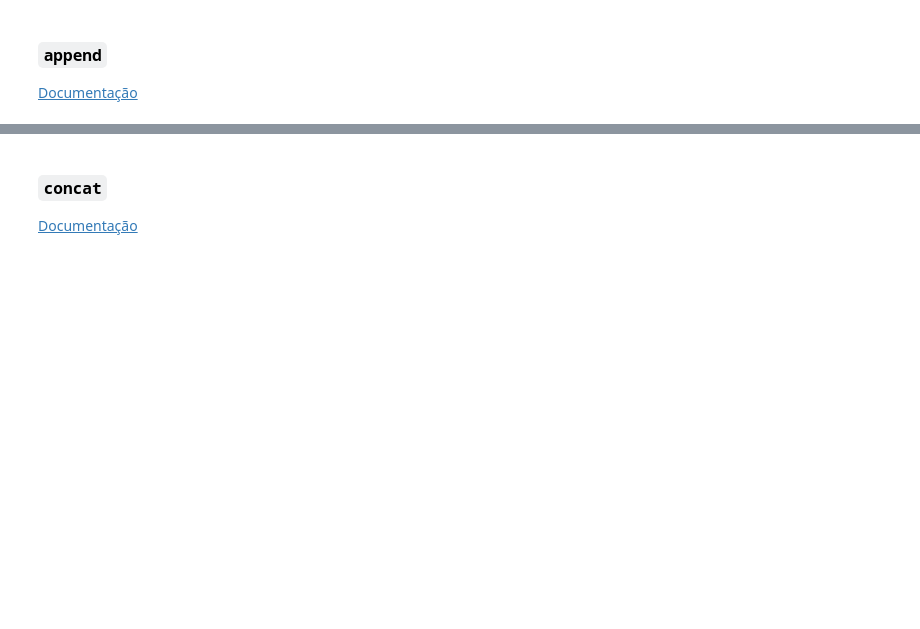
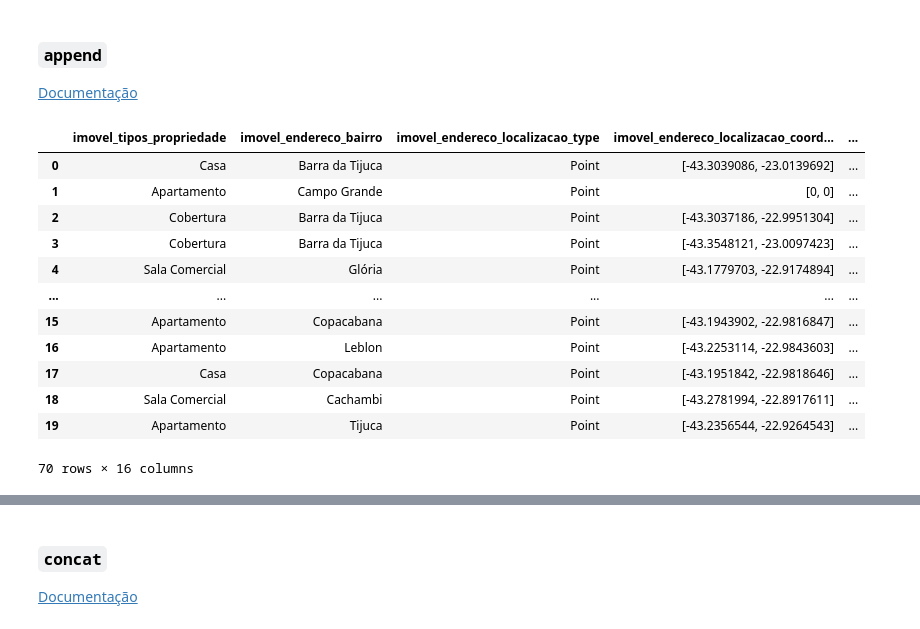
Before and after one commit to emersonleaojr/Pandas_avancado, a Jupyter notebook: Projeto.ipynb, the cells around one changed output, grey strips where cells are left out. Cells and saved outputs as stored; diff of their text form; code cells hidden in the pictures; blank space fills up the shorter version.

Commit message:
Trantamento, transformação e combinação de dados

```diff
--- a/Projeto.ipynb
+++ b/Projeto.ipynb
@@ -305,3 +474,9 @@ pd.read_json('realestates.json', orient = 'column')
 #### `filter`
 
 [Documentação](https://pandas.pydata.org/pandas-docs/stable/reference/api/pandas.DataFrame.filter.html)
+# %%
+columns = dados_normal_listings.filter(like = 'imovel_caracteristicas').columns
+
+for column in columns:
+    dados_normal_listings[column] = dados_normal_listings[column].str[1:-1].str.replace("'", "").str.split(", ")
+    dados_highlights_listings[column] = dados_highlights_listings[column].str[1:-1].str.replace("'", "").str.split(", ")
@@ -314,3 +498,19 @@ pd.read_json('realestates.json', orient = 'column')
 ### `append`
 
 [Documentação](https://pandas.pydata.org/pandas-docs/stable/reference/api/pandas.DataFrame.append.html)
+# %%
+dados_normal_listings.append(dados_highlights_listings)
+# %% [output]
+|  | imovel_tipos_propriedade | imovel_endereco_bairro | imovel_endereco_localizacao_type | imovel_endereco_localizacao_coord... | ... |
+| 0 | Casa | Barra da Tijuca | Point | [-43.3039086, -23.0139692] | ... |
+| 1 | Apartamento | Campo Grande | Point | [0, 0] | ... |
+| 2 | Cobertura | Barra da Tijuca | Point | [-43.3037186, -22.9951304] | ... |
+| 3 | Cobertura | Barra da Tijuca | Point | [-43.3548121, -23.0097423] | ... |
+| 4 | Sala Comercial | Glória | Point | [-43.1779703, -22.9174894] | ... |
+| ... | ... | ... | ... | ... | ... |
+| 15 | Apartamento | Copacabana | Point | [-43.1943902, -22.9816847] | ... |
+| 16 | Apartamento | Leblon | Point | [-43.2253114, -22.9843603] | ... |
+| 17 | Casa | Copacabana | Point | [-43.1951842, -22.9818646] | ... |
+| 18 | Sala Comercial | Cachambi | Point | [-43.2781994, -22.8917611] | ... |
+| 19 | Apartamento | Tijuca | Point | [-43.2356544, -22.9264543] | ... |
+70 rows × 16 columns
```
Also changed, not shown: parts of 43 cells of this notebook.
